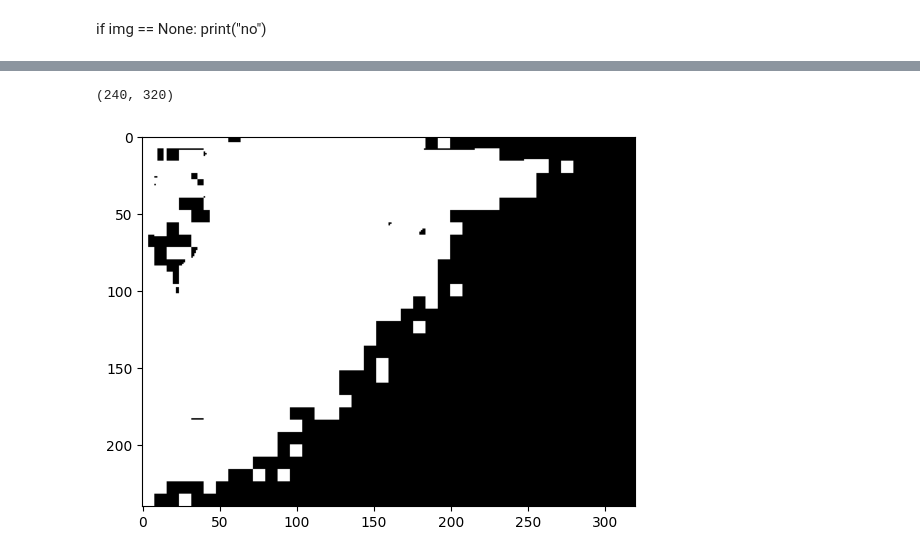
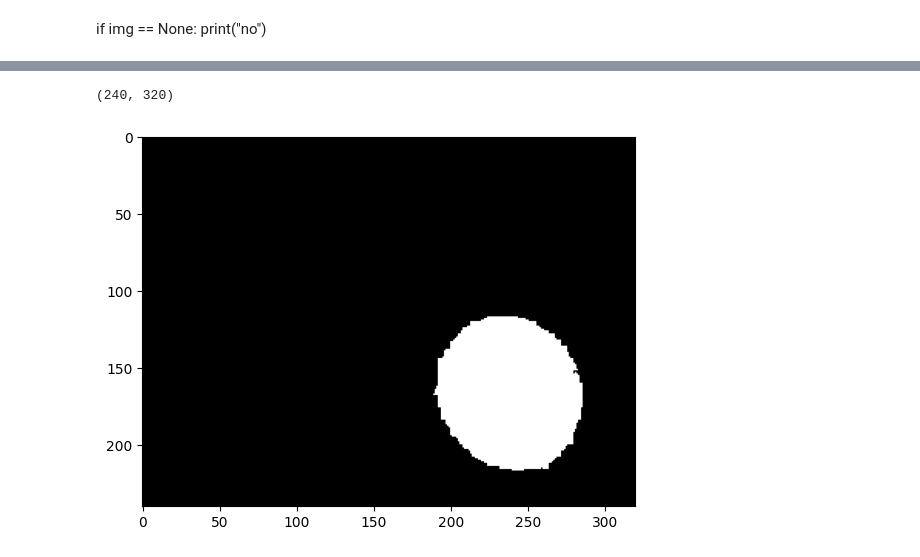
Before and after one commit to trantienlong2301/Gia_Treo_Tu_Dong, a Jupyter notebook: gia_treo_tu_dong/Untitled-1.ipynb, the cells around one changed output, grey strips where cells are left out. Drawn from its saved outputs; the diff is of its cells as text; code cells hidden in the pictures.

```diff
--- a/gia_treo_tu_dong/Untitled-1.ipynb
+++ b/gia_treo_tu_dong/Untitled-1.ipynb
@@ -4,8 +4,8 @@ import numpy as np
 import matplotlib.pyplot as plt
 %matplotlib inline
 # %%
-img = cv2.imread('image_7.jpg')
-gray_img=cv2.cvtColor(img,cv2.COLOR_BGR2GRAY)
+img = cv2.imread('image_8.jpg')
+img=cv2.cvtColor(img,cv2.COLOR_BGR2GRAY)
 # %% [markdown]
 if img == None:
     print("no")
@@ -16,0 +17,3 @@ plt.imshow(gray_img,cmap='gray')
+# %%
+mm=np.max(img)
+img=img/mm*255
@@ -17,7 +26,7 @@ plt.imshow(gray_img,cmap='gray')
 # %%
-a,th1 = cv2.threshold(gray_img, 0, 255, cv2.THRESH_BINARY + cv2.THRESH_TRIANGLE)
+a,th1 = cv2.threshold(img, 230, 255, cv2.THRESH_BINARY )
 plt.imshow(th1,cmap='gray')
 th1.shape
 # %% [output]
 (240, 320)
-[figure, old version]
+[figure, new version]
```
Also changed, not shown: parts of 12 cells of this notebook, 32 other files.
